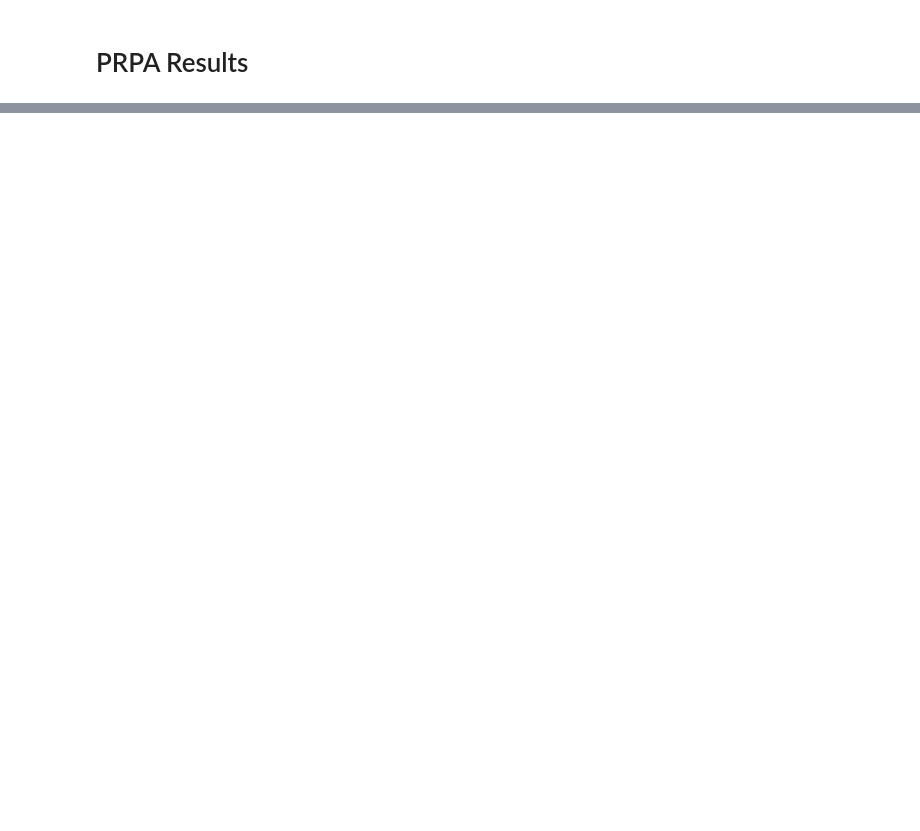
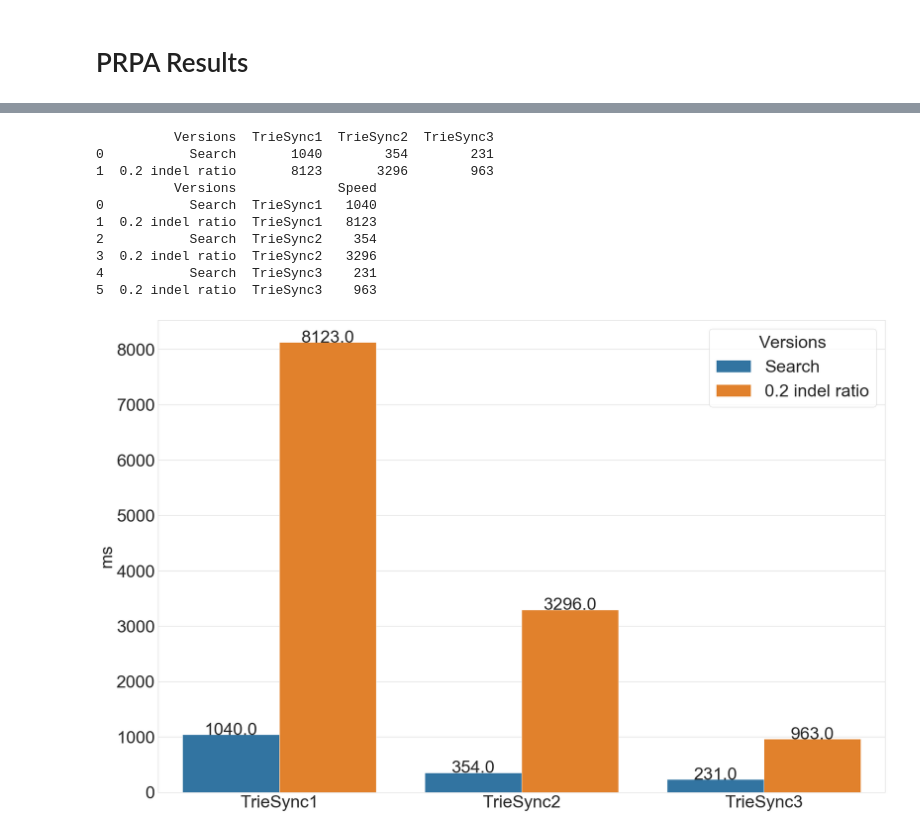
Before and after one commit to theolepage/cpp-concurrent-dictionary, a Jupyter notebook: bench_result/Benchmark.ipynb, the cells around one changed output, grey strips where cells are left out. Cells and saved outputs as stored; diff of their text form; code cells hidden in the pictures; blank space fills up the shorter version.

```diff
--- a/bench_result/Benchmark.ipynb
+++ b/bench_result/Benchmark.ipynb
@@ -141,0 +136,54 @@ else:
+# %%
+#%%
+import seaborn as sns
+import pandas as pd
+import matplotlib.pyplot as plt
+import numpy as np
+import sys
+from pylab import rcParams
+rcParams['figure.figsize'] = 30, 20
+rcParams.update({'font.size': 40})
+
+# #%%
+sns.set_style("whitegrid")
+
+data = {
+    "Versions" : ['Search', '0.2 indel ratio'],
+    'TrieSync1' : [1040, 8123],
+    #'TrieAsync1' : [3400, 12308],
+    'TrieSync2' : [354, 3296],
+    #'TrieAsync2' : [710, 2409],
+    'TrieSync3' : [231, 963],
+    #'TrieAsync3' : [707, 1078],
+}
+
+
+wide_df = pd.DataFrame(data)
+tidy_df = wide_df.melt(id_vars="Versions", var_name="", value_name="Speed")
+print(wide_df)
+print(tidy_df)
+
+ax = sns.barplot(data=tidy_df, x="", y="Speed",  hue="Versions")
+ax.set_ylabel("ms")
+
+for p in ax.patches:
+    ax.annotate(np.round(p.get_height(),decimals=2),
+                (p.get_x()+p.get_width()/2., p.get_height()), ha='center', va='center',
+                xytext=(0, 10), textcoords='offset points')
+
+if __name__ == "__main__" and len(sys.argv) > 1:
+    plt.savefig(sys.argv[1],  transparent=True, bbox_inches="tight")
+else:
+    plt.show()
+# %% [output]
+          Versions  TrieSync1  TrieSync2  TrieSync3
+0           Search       1040        354        231
+1  0.2 indel ratio       8123       3296        963
+          Versions             Speed
+0           Search  TrieSync1   1040
+1  0.2 indel ratio  TrieSync1   8123
+2           Search  TrieSync2    354
+3  0.2 indel ratio  TrieSync2   3296
+4           Search  TrieSync3    231
+5  0.2 indel ratio  TrieSync3    963
+[figure, added]
```
Also changed, not shown: parts of 2 cells of this notebook, 1 other file.
